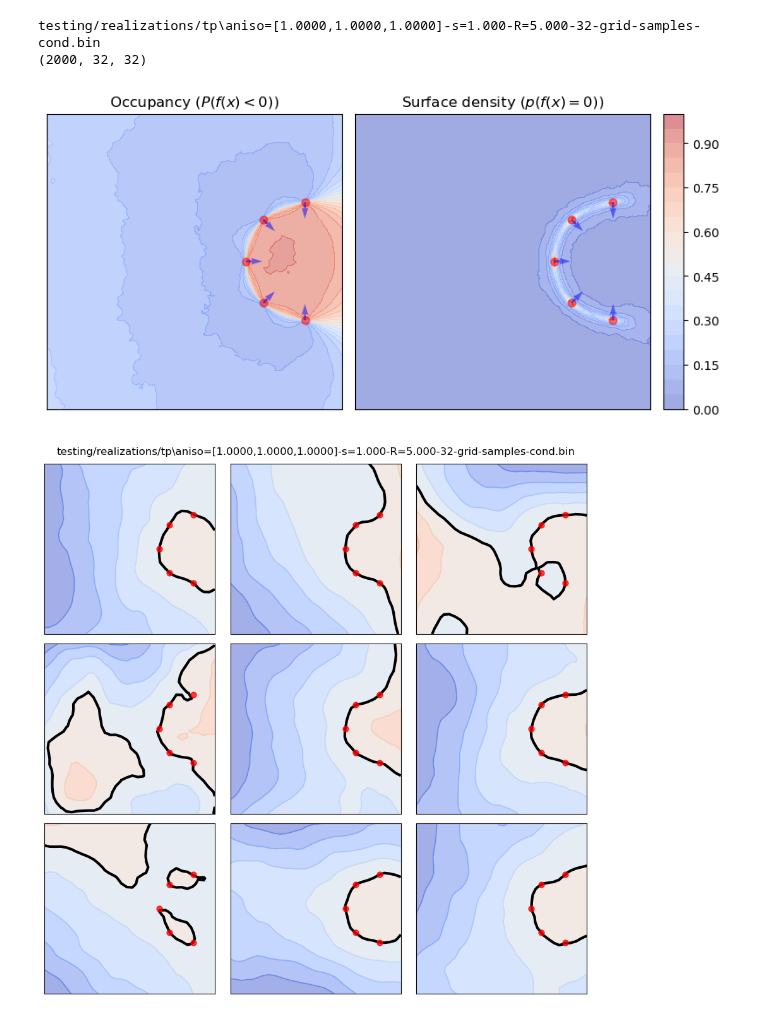
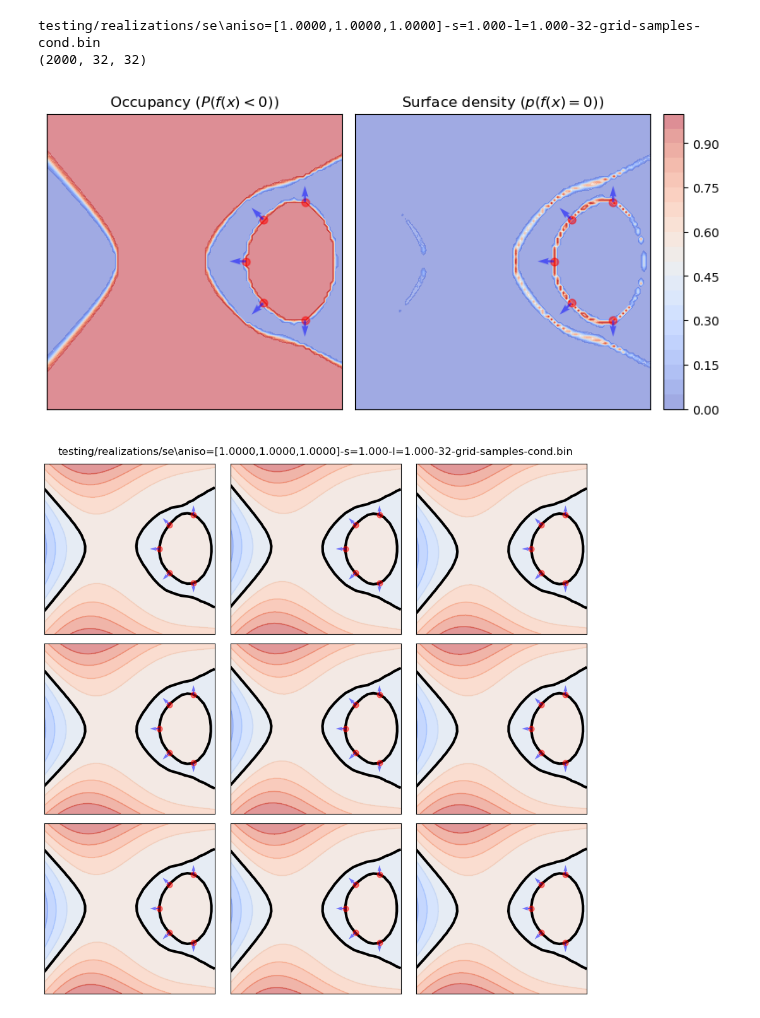
Before and after one commit to daseyb/tungsten, a Jupyter notebook: data/conditioning-vis.ipynb, the cells around one changed output. Saved outputs shown, nothing was run; the diff lists cells and outputs as text; code cells hidden in the pictures.

```diff
--- a/data/conditioning-vis.ipynb
+++ b/data/conditioning-vis.ipynb
@@ -9,7 +9,7 @@ import scipy.interpolate as interp
 
 res = 32
 
-for file in glob.glob("testing/realizations/tp/*32*samples-cond.bin"):
+for file in glob.glob("testing/realizations/se/*32*samples-cond.bin"):
 
     print(file)
 
@@ -81,34 +81,42 @@ for file in glob.glob("testing/realizations/tp/*32*samples-cond.bin"):
             grid[1].quiver(
                 cond_ps[is_so,0], cond_ps[is_so,1],
                 cond_ns[is_so, 0] * cond_vs[is_so, 0], cond_ns[is_so, 1] * cond_vs[is_so, 0],
                 color="blue", zorder=10, alpha=0.5)
 
 
     fig.tight_layout()
 
     realizations = realizations[:9]
     num_cols = 3
     num_rows = realizations.shape[0] // num_cols
     if realizations.shape[0] % num_cols != 0:
         num_rows += 1
 
     fig, axs = plt.subplots(num_rows, num_cols, sharex=True, sharey=True, figsize=(num_cols*3, num_rows*3))
     axs = np.atleast_1d(axs)
     axs = np.ravel(axs)
     fig.suptitle(file)
 
 
     for i in range(realizations.shape[0]):
         utils.plot_realization(realizations[i], axs[i], xx, yy)
         axs[i].set_xticks([])
         axs[i].set_yticks([])
 
         if cond_ps is not None:
-            axs[i].scatter(cond_ps[:,0], cond_ps[:,1], color="red", s=40, zorder=10, alpha=0.5)
+            is_fo = (cond_ds == 0).flatten()
+            axs[i].scatter(cond_ps[is_fo,0], cond_ps[is_fo,1], color="red", s=40, zorder=10, alpha=0.5)
+
+            is_so = ~is_fo
+            if np.any(is_so):
+                axs[i].quiver(
+                    cond_ps[is_so,0], cond_ps[is_so,1],
+                    cond_ns[is_so, 0] * cond_vs[is_so, 0], cond_ns[is_so, 1] * cond_vs[is_so, 0],
+                    color="blue", zorder=10, alpha=0.5)
 
     fig.tight_layout()
 # %% [output]
-testing/realizations/tp\aniso=[1.0000,1.0000,1.0000]-s=1.000-R=5.000-32-grid-samples-cond.bin
+testing/realizations/se\aniso=[1.0000,1.0000,1.0000]-s=1.000-l=1.000-32-grid-samples-cond.bin
 (2000, 32, 32)
-[figure, old version]
+[figure, new version]
-[figure, old version]
+[figure, new version]
```
Also changed, not shown: 16 other files.
